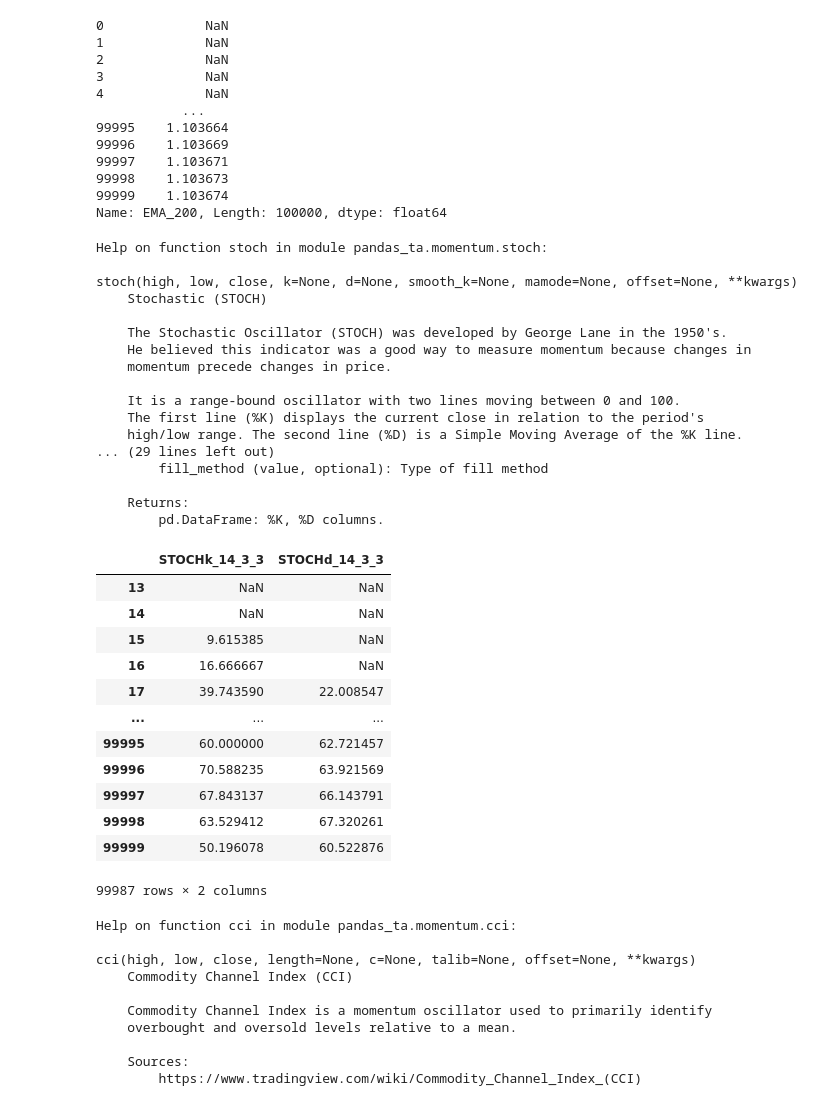
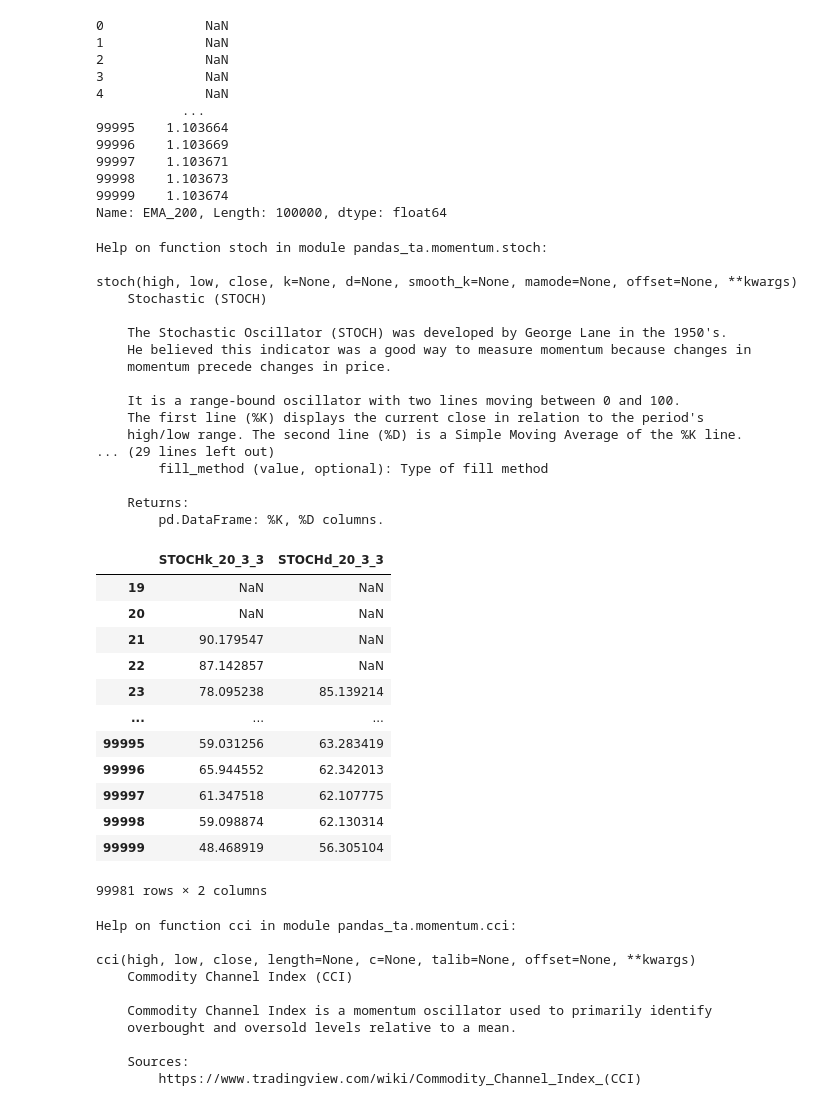
Before and after one commit to siavashvampire/python_trader, a Jupyter notebook: inidicator_ta.ipynb, the cells around one changed output. Saved outputs shown, nothing was run; the diff lists cells and outputs as text; code cells hidden in the pictures.

```diff
--- a/inidicator_ta.ipynb
+++ b/inidicator_ta.ipynb
@@ -447,38 +466,38 @@ ema(close, length=None, talib=None, offset=None, **kwargs)
 Name: EMA_200, Length: 100000, dtype: float64
 # %%
 help(ta.stoch)
-df.ta.stoch(append=True)
+df.ta.stoch(k=20, append=True)
 # %% [output]
 Help on function stoch in module pandas_ta.momentum.stoch:
 
 stoch(high, low, close, k=None, d=None, smooth_k=None, mamode=None, offset=None, **kwargs)
     Stochastic (STOCH)
 
     The Stochastic Oscillator (STOCH) was developed by George Lane in the 1950's.
     He believed this indicator was a good way to measure momentum because changes in
     momentum precede changes in price.
 
     It is a range-bound oscillator with two lines moving between 0 and 100.
     The first line (%K) displays the current close in relation to the period's
     high/low range. The second line (%D) is a Simple Moving Average of the %K line.
 ... (29 lines left out)
         fill_method (value, optional): Type of fill method
 
     Returns:
         pd.DataFrame: %K, %D columns.
-|  | STOCHk_14_3_3 | STOCHd_14_3_3 |
-| 13 | NaN | NaN |
-| 14 | NaN | NaN |
-| 15 | 9.615385 | NaN |
-| 16 | 16.666667 | NaN |
-| 17 | 39.743590 | 22.008547 |
+|  | STOCHk_20_3_3 | STOCHd_20_3_3 |
+| 19 | NaN | NaN |
+| 20 | NaN | NaN |
+| 21 | 90.179547 | NaN |
+| 22 | 87.142857 | NaN |
+| 23 | 78.095238 | 85.139214 |
 | ... | ... | ... |
-| 99995 | 60.000000 | 62.721457 |
-| 99996 | 70.588235 | 63.921569 |
-| 99997 | 67.843137 | 66.143791 |
-| 99998 | 63.529412 | 67.320261 |
-| 99999 | 50.196078 | 60.522876 |
+| 99995 | 59.031256 | 63.283419 |
+| 99996 | 65.944552 | 62.342013 |
+| 99997 | 61.347518 | 62.107775 |
+| 99998 | 59.098874 | 62.130314 |
+| 99999 | 48.468919 | 56.305104 |
-99987 rows × 2 columns
+99981 rows × 2 columns
 # %%
 help(ta.cci)
 df.ta.cci(lenght=20, append=True)
```
Also changed, not shown: parts of 5 cells of this notebook, 2 other files.
